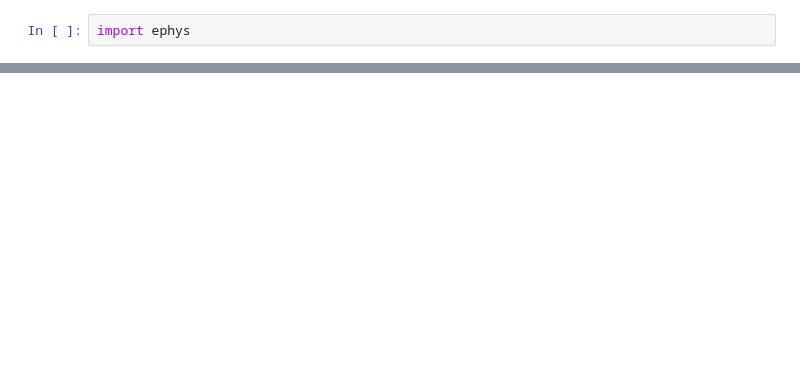
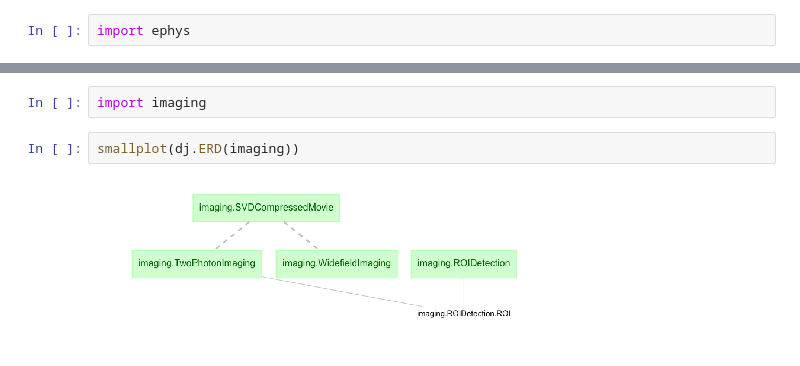
Before and after one commit to datajoint-catalog/djcat-alyx, a Jupyter notebook: alyx_dj.ipynb, the cells around one changed output, grey strips where cells are left out. Cells and saved outputs as stored; diff of their text form; blank space fills up the shorter version.

```diff
--- a/alyx_dj.ipynb
+++ b/alyx_dj.ipynb
@@ -88,0 +92,6 @@ smallplot(dj.ERD(ephys))
+# %%
+import imaging
+# %%
+smallplot(dj.ERD(imaging))
+# %% [output]
+[figure, added]
```
Also changed, not shown: parts of 10 cells of this notebook, 2 other files.
